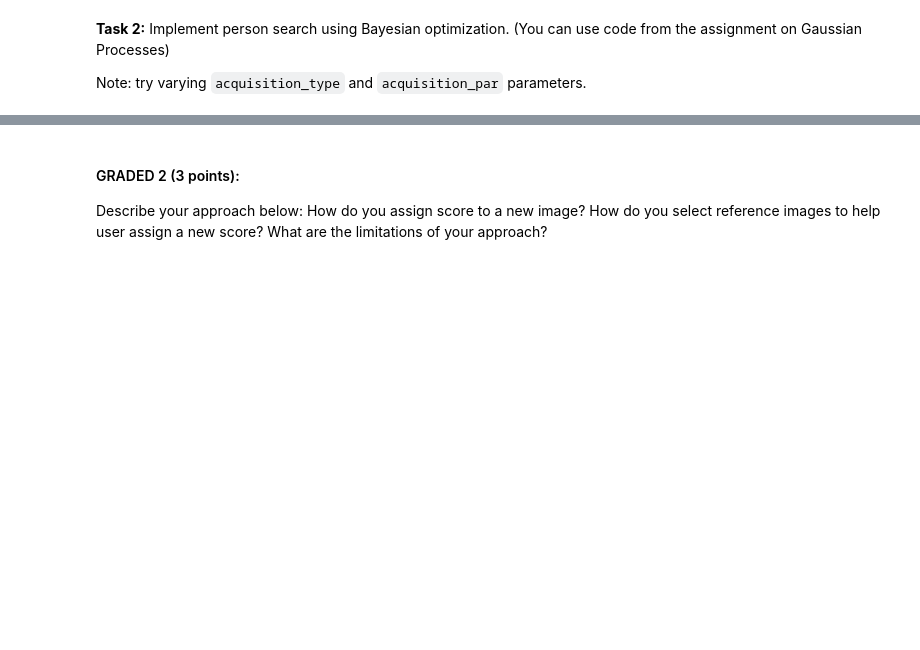
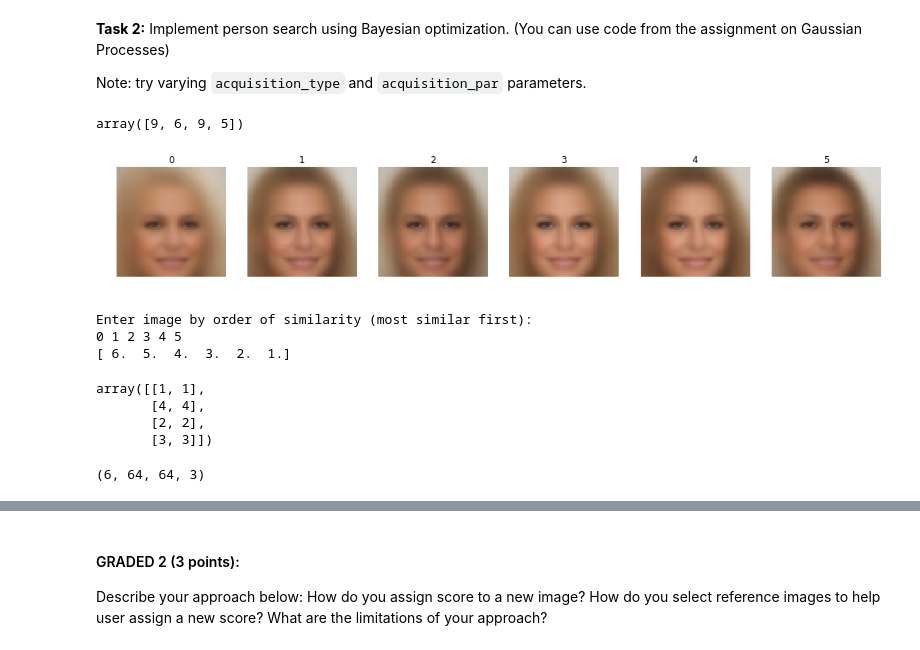
Before and after one commit to wesen/bayesian-methods, a Jupyter notebook: week6/Coursera-BMML-Final-project/Coursera BMML, Final project.ipynb, the cells around one changed output, grey strips where cells are left out. Drawn from its saved outputs; the diff is of its cells as text; code cells hidden in the pictures; blank space fills up the shorter version.

````diff
--- a/week6/Coursera-BMML-Final-project/Coursera BMML, Final project.ipynb
+++ b/week6/Coursera-BMML-Final-project/Coursera BMML, Final project.ipynb
@@ -119,6 +119,10 @@ Note that the goal of this task is for you to implement a new algorithm by yours
 <b>Task 2:</b> Implement person search using Bayesian optimization. (You can use code from the assignment on Gaussian Processes)
 
 Note: try varying ```acquisition_type``` and ```acquisition_par``` parameters.
+# %%
+np.random.choice(10, size=4)
+# %% [output]
+array([9, 6, 9, 5])
 # %%
 class FacialComposit:
     def __init__(self, decoder, latent_size):
@@ -226,3 +279,23 @@ class FacialComposit:
         plt.title(title)
         plt.axis('off')
         plt.show()
+# %%
+fc = FacialComposit(decoder, latent_size)
+fc.query_initial(select_top=6)
+# %% [output]
+[figure, added]
+Enter image by order of similarity (most similar first):
+0 1 2 3 4 5
+[ 6.  5.  4.  3.  2.  1.]
+# %%
+a = np.array([[1, 1], [2, 2], [3, 3]])
+np.insert(a, 1, [4,4], axis=0)
+# %% [output]
+array([[1, 1],
+       [4, 4],
+       [2, 2],
+       [3, 3]])
+# %%
+print(fc.images.shape)
+# %% [output]
+(6, 64, 64, 3)
````
Also changed, not shown: parts of 4 cells of this notebook.
